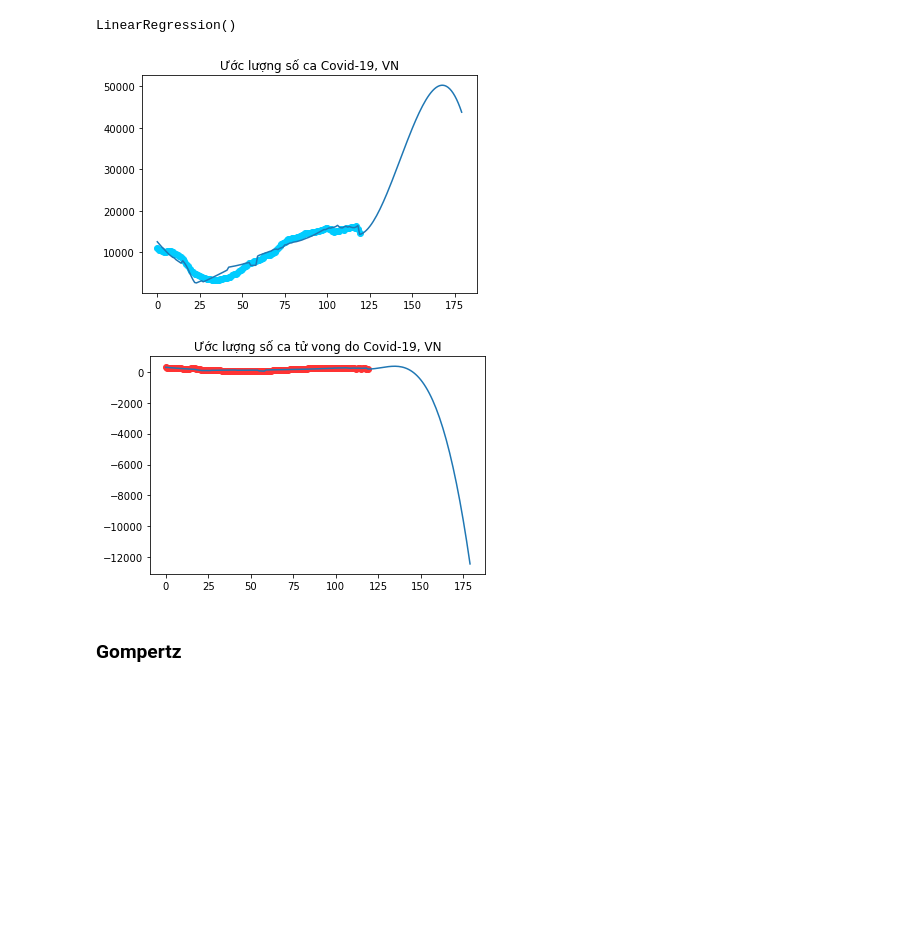
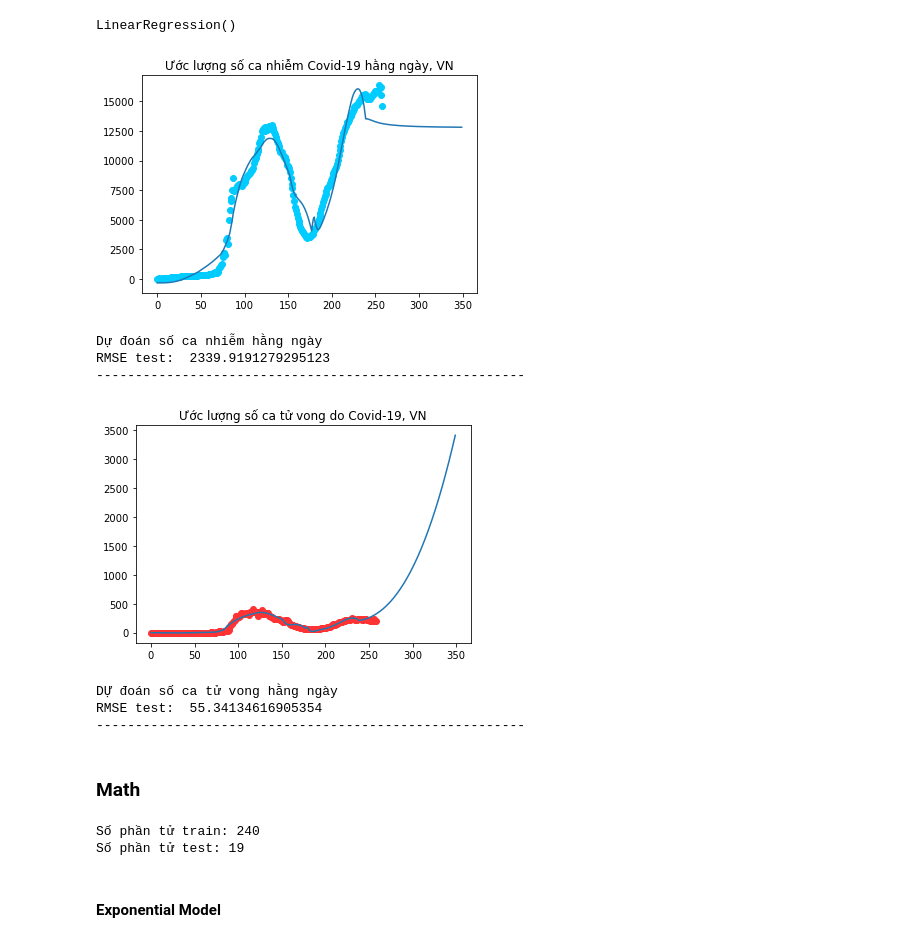
Before and after one commit to zero-nnkn/vietnam-covid19-prediction, a Jupyter notebook: model.ipynb, the cells around one changed output. Drawn from its saved outputs; the diff is of its cells as text; code cells hidden in the pictures; blank space fills up the shorter version.

```diff
--- a/model.ipynb
+++ b/model.ipynb
@@ -23,3 +37,5 @@ data_df['case_by_time'] = data_df['case_by_time'] - data_df['recovered_by_time']
 # %%
-data_df = data_df.iloc[139:,:]
-data_df['date'] -= 139
+start = 139
+
+data_df = data_df.iloc[start:,:]
+data_df['date'] -= start
@@ -132,42 +157,58 @@ plt.show()
 # %% [markdown]
 #### With date and total cases
 # %%
-X = data_df[['date', 'case_by_time']].values
-#Y_cases_smooth
-#Y_death_smooth
+poly = skp.PolynomialFeatures(degree = 3)
+X_poly = poly.fit_transform(x_train)
 
-poly = skp.PolynomialFeatures(degree = 3, include_bias=False)
-X_poly = poly.fit_transform(X)
 regr_cases = skl.LinearRegression()
-regr_cases.fit(X_poly, Y_cases_smooth)
+regr_cases.fit(X_poly, y_cases_train)
 
 regr_deaths = skl.LinearRegression()
-regr_deaths.fit(X_poly, Y_deaths_smooth)
+regr_deaths.fit(X_poly, y_deaths_train)
 # %% [output]
 LinearRegression()
 # %%
-ld = X.shape[0]
-predict = np.zeros((DAY, X.shape[-1]), dtype=int)
-predict[:ld,:] = X
+ld = TRAIN #X.shape[0]
+predict = np.zeros((DAY, x_train.shape[-1]), dtype=int)
+predict[:ld,:] = x_train[:ld,:]
+
 for i in range(ld, len(predict)):
     day = i
-    total_case = predict[i-1,1] + regr_cases.predict(poly.fit_transform([[ld, predict[ld-1,1]]])) - regr_deaths.predict(poly.fit_transform([[ld, predict[ld-1,1]]]))
-    predict[i,:] = [day, total_case]
+    total_case = predict[i-1,1] + int(regr_cases.predict(poly.fit_transform([predict[i-1,:]])))
+
+    predict[i,0] = day
+    try:
+        predict[i,1] = total_case
+    except:
+        pass
 
 
-
+y_cases_predict_test = regr_cases.predict(poly.fit_transform(predict))[TRAIN:TEST]
 plt.scatter(X_date, Y_cases_smooth, c=BLUE_LIGHT)
 plt.plot(future, regr_cases.predict(poly.fit_transform(predict)))
-plt.title("Ước lượng số ca Covid-19, VN")
+plt.title("Ước lượng số ca nhiễm Covid-19 hằng ngày, VN")
 plt.show()
+print(' Dự đoán số ca nhiễm hằng ngày')
+print(' RMSE test: ', lossLR(y_cases_test, y_cases_predict_test))
+print("-------------------------------------------------------")
 
 
+y_deaths_predict_test = regr_deaths.predict(poly.fit_transform(predict))[TRAIN:TEST]
 plt.scatter(X_date, Y_deaths_smooth, c=RED_LIGHT)
 plt.plot(future, regr_deaths.predict(poly.fit_transform(predict)))
 plt.title("Ước lượng số ca tử vong do Covid-19, VN")
 plt.show()
+print(' Dự đoán số ca tử vong hằng ngày')
+print(' RMSE test: ', lossLR(y_deaths_test, y_deaths_predict_test))
+print("-------------------------------------------------------")
 # %% [output]
-[figure, old version]
+[figure, new version]
+Dự đoán số ca nhiễm hằng ngày
+RMSE test:  2339.9191279295123
+-------------------------------------------------------
-[figure, old version]
+[figure, new version]
+DỰ đoán số ca tử vong hằng ngày
+RMSE test:  55.34134616905354
+-------------------------------------------------------
 # %% [markdown]
-### Gompertz
+### Math
@@ -175,0 +215,21 @@ def
+# %%
+DAY = 600
+TRAIN = 240
+
+x = X_date
+y = Y_cumulative_cases_smooth
+
+x_train = x[:TRAIN]
+y_train = y[:TRAIN]
+
+x_test = x[TRAIN:]
+y_test = y[TRAIN:]
+
+print('Số phần tử train:', x_train.shape[0])
+print('Số phần tử test:', x_test.shape[0])
+future = np.array(range(DAY))
+# %% [output]
+Số phần tử train: 240
+Số phần tử test: 19
+# %% [markdown]
+#### Exponential Model
```
Also changed, not shown: parts of 20 cells of this notebook, 10 other files.
